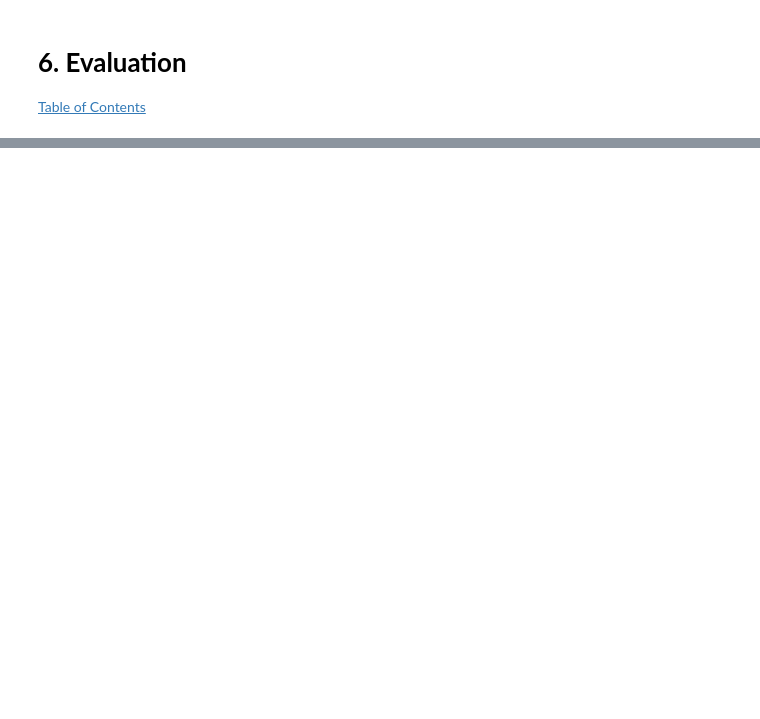
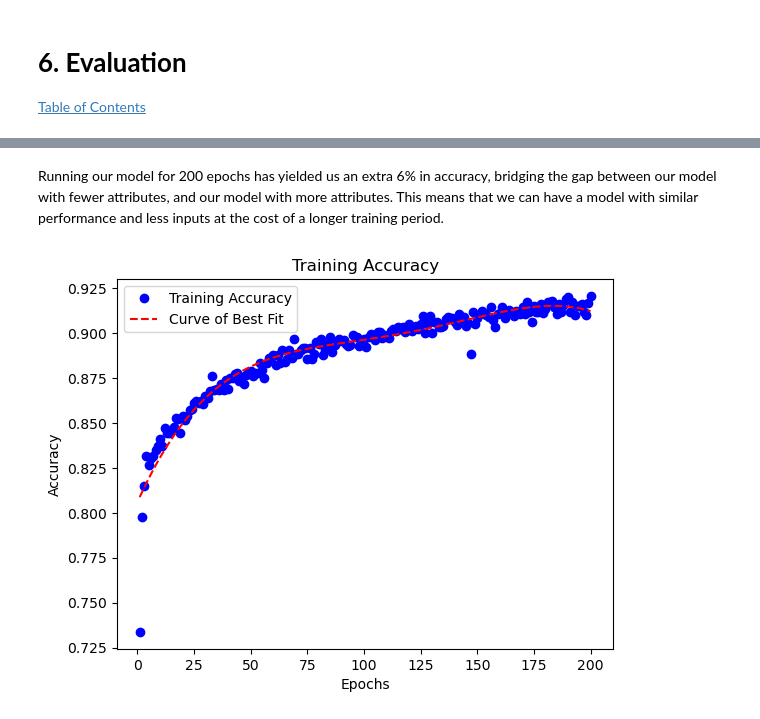
Before and after one commit to apaquette/Machine-Learning-Notebooks, a Jupyter notebook: Notebooks/5. Feedforward Neural Network.ipynb, the cells around one changed output, grey strips where cells are left out. Cells and saved outputs as stored; diff of their text form; code cells hidden in the pictures; blank space fills up the shorter version.

Commit message:
finished improvements to FNN model

```diff
--- a/Notebooks/5. Feedforward Neural Network.ipynb
+++ b/Notebooks/5. Feedforward Neural Network.ipynb
@@ -530,0 +676,2 @@ Given our results of `94.7%`, we can conclude that our model is exceedingly well
+# %%
+fnn_model.fit(X_train, y_train, epochs=10, batch_size=32, validation_data=(X_test, y_test))
@@ -530,0 +702,23 @@ Given our results of `94.7%`, we can conclude that our model is exceedingly well
+# %%
+fnn_model = Sequential()
+
+# input layer neruons count equal to number of features and ReLU activation
+input_layer = Dense(X_train.shape[1], input_dim=X_train.shape[1], activation='relu')
+
+# hidden layer with 64 neurons for the first, and 32 for the second, and ReLU activation
+hidden_layer_one = Dense(64, activation = 'relu')
+hidden_layer_two = Dense(32, activation = 'relu')
+
+# output layer with 1 neuron and sigmoid activation (binary classification)
+output_layer = Dense(1, activation='sigmoid')
+
+# add the layers to the model
+fnn_model.add(input_layer)
+fnn_model.add(hidden_layer_one)
+fnn_model.add(hidden_layer_two)
+fnn_model.add(output_layer)
+
+# compile the model
+fnn_model.compile(optimizer='adam', loss='binary_crossentropy', metrics=['accuracy'])
+# %%
+history = fnn_model.fit(X_train, y_train, epochs=200, batch_size=32, validation_data=(X_test, y_test))
@@ -530,0 +743,21 @@ Given our results of `94.7%`, we can conclude that our model is exceedingly well
+# %% [markdown]
+Running our model for 200 epochs has yielded us an extra 6% in accuracy, bridging the gap between our model with fewer attributes, and our model with more attributes. This means that we can have a model with similar performance and less inputs at the cost of a longer training period.
+# %%
+# Extract accuracy values from the training history
+train_accuracy = history.history['accuracy']
+
+# Fit a polynomial curve to the training accuracy data points
+fit_coefficients = np.polyfit(epochs, train_accuracy, 4)
+fit_curve = np.poly1d(fit_coefficients)
+
+# Plot the accuracy over epochs
+epochs = range(1, len(train_accuracy) + 1)
+plt.plot(epochs, train_accuracy, 'bo', label='Training Accuracy')
+plt.plot(epochs, fit_curve(epochs), color='red', linestyle='--', label='Curve of Best Fit')
+plt.title('Training Accuracy')
+plt.xlabel('Epochs')
+plt.ylabel('Accuracy')
+plt.legend()
+plt.show()
+# %% [output]
+[figure, added]
```
Also changed, not shown: parts of 51 cells of this notebook.
